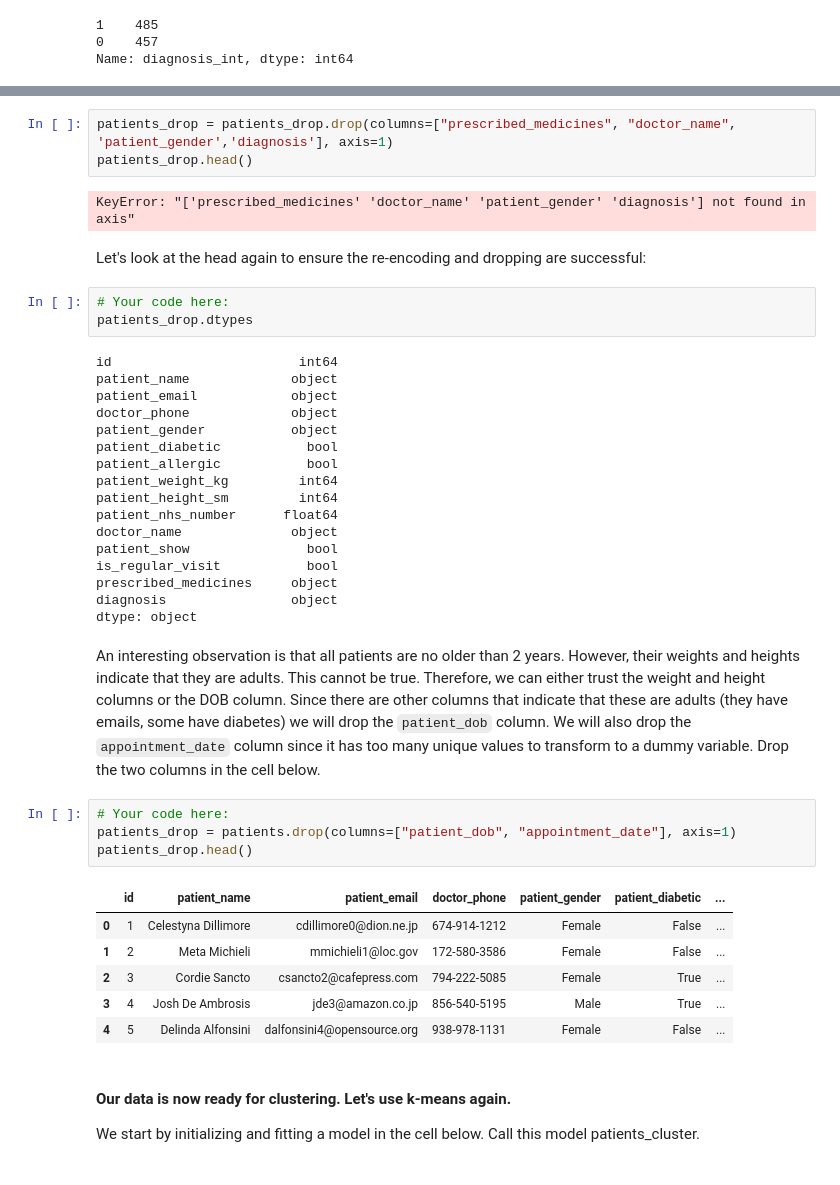
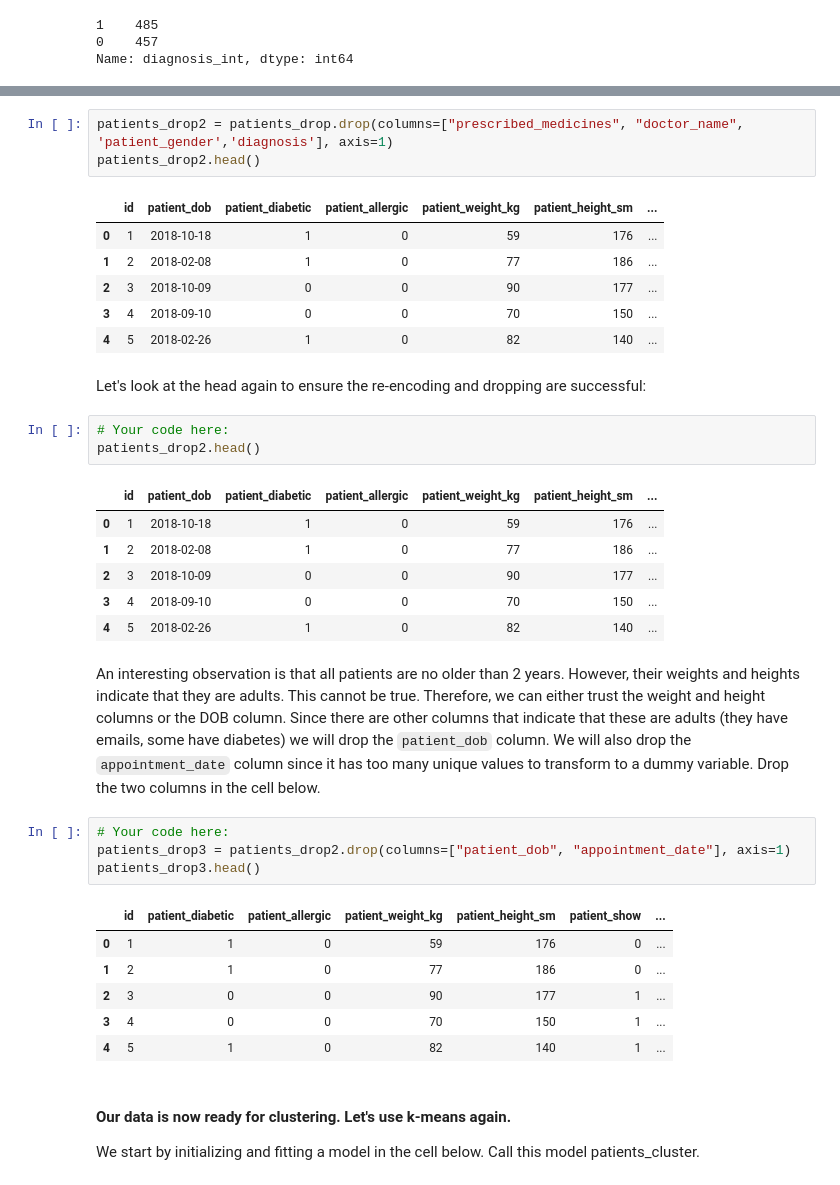
Before and after one commit to LauraRepullo/datamad0119, a Jupyter notebook: module-3/lab-sklearn-and-unsupervised-learning/your-code/main.ipynb, the cells around one changed output, grey strips where cells are left out. Cells and saved outputs as stored; diff of their text form.

```diff
--- a/module-3/lab-sklearn-and-unsupervised-learning/your-code/main.ipynb
+++ b/module-3/lab-sklearn-and-unsupervised-learning/your-code/main.ipynb
@@ -470,43 +479,38 @@ patients_drop.head()
 # %%
-patients_drop = patients_drop.drop(columns=["prescribed_medicines", "doctor_name", 'patient_gender','diagnosis'], axis=1)
-patients_drop.head()
+patients_drop2 = patients_drop.drop(columns=["prescribed_medicines", "doctor_name", 'patient_gender','diagnosis'], axis=1)
+patients_drop2.head()
 # %% [output]
-KeyError: "['prescribed_medicines' 'doctor_name' 'patient_gender' 'diagnosis'] not found in axis"
+|  | id | patient_dob | patient_diabetic | patient_allergic | patient_weight_kg | patient_height_sm | ... |
+| 0 | 1 | 2018-10-18 | 1 | 0 | 59 | 176 | ... |
+| 1 | 2 | 2018-02-08 | 1 | 0 | 77 | 186 | ... |
+| 2 | 3 | 2018-10-09 | 0 | 0 | 90 | 177 | ... |
+| 3 | 4 | 2018-09-10 | 0 | 0 | 70 | 150 | ... |
+| 4 | 5 | 2018-02-26 | 1 | 0 | 82 | 140 | ... |
 # %% [markdown]
 Let's look at the head again to ensure the re-encoding and dropping are successful:
 # %%
 # Your code here:
-patients_drop.dtypes
+patients_drop2.head()
 # %% [output]
-id                        int64
-patient_name             object
-patient_email            object
-doctor_phone             object
-patient_gender           object
-patient_diabetic           bool
-patient_allergic           bool
-patient_weight_kg         int64
-patient_height_sm         int64
-patient_nhs_number      float64
-doctor_name              object
-patient_show               bool
-is_regular_visit           bool
-prescribed_medicines     object
-diagnosis                object
-dtype: object
+|  | id | patient_dob | patient_diabetic | patient_allergic | patient_weight_kg | patient_height_sm | ... |
+| 0 | 1 | 2018-10-18 | 1 | 0 | 59 | 176 | ... |
+| 1 | 2 | 2018-02-08 | 1 | 0 | 77 | 186 | ... |
+| 2 | 3 | 2018-10-09 | 0 | 0 | 90 | 177 | ... |
+| 3 | 4 | 2018-09-10 | 0 | 0 | 70 | 150 | ... |
+| 4 | 5 | 2018-02-26 | 1 | 0 | 82 | 140 | ... |
 # %% [markdown]
 An interesting observation is that all patients are no older than 2 years. However, their weights and heights indicate that they are adults. This cannot be true. Therefore, we can either trust the weight and height columns or the DOB column. Since there are other columns that indicate that these are adults (they have emails, some have diabetes) we will drop the `patient_dob` column. We will also drop the `appointment_date` column since it has too many unique values to transform to a dummy variable. Drop the two columns in the cell below.
 # %%
 # Your code here:
-patients_drop = patients.drop(columns=["patient_dob", "appointment_date"], axis=1)
-patients_drop.head()
+patients_drop3 = patients_drop2.drop(columns=["patient_dob", "appointment_date"], axis=1)
+patients_drop3.head()
 # %% [output]
-|  | id | patient_name | patient_email | doctor_phone | patient_gender | patient_diabetic | ... |
-| 0 | 1 | Celestyna Dillimore | cdillimore0@dion.ne.jp | 674-914-1212 | Female | False | ... |
-| 1 | 2 | Meta Michieli | mmichieli1@loc.gov | 172-580-3586 | Female | False | ... |
-| 2 | 3 | Cordie Sancto | csancto2@cafepress.com | 794-222-5085 | Female | True | ... |
-| 3 | 4 | Josh De Ambrosis | jde3@amazon.co.jp | 856-540-5195 | Male | True | ... |
-| 4 | 5 | Delinda Alfonsini | dalfonsini4@opensource.org | 938-978-1131 | Female | False | ... |
+|  | id | patient_diabetic | patient_allergic | patient_weight_kg | patient_height_sm | patient_show | ... |
+| 0 | 1 | 1 | 0 | 59 | 176 | 0 | ... |
+| 1 | 2 | 1 | 0 | 77 | 186 | 0 | ... |
+| 2 | 3 | 0 | 0 | 90 | 177 | 1 | ... |
+| 3 | 4 | 0 | 0 | 70 | 150 | 1 | ... |
+| 4 | 5 | 1 | 0 | 82 | 140 | 1 | ... |
 # %% [markdown]
 #### Our data is now ready for clustering. Let's use k-means again.
 
```
Also changed, not shown: parts of 12 cells of this notebook.
